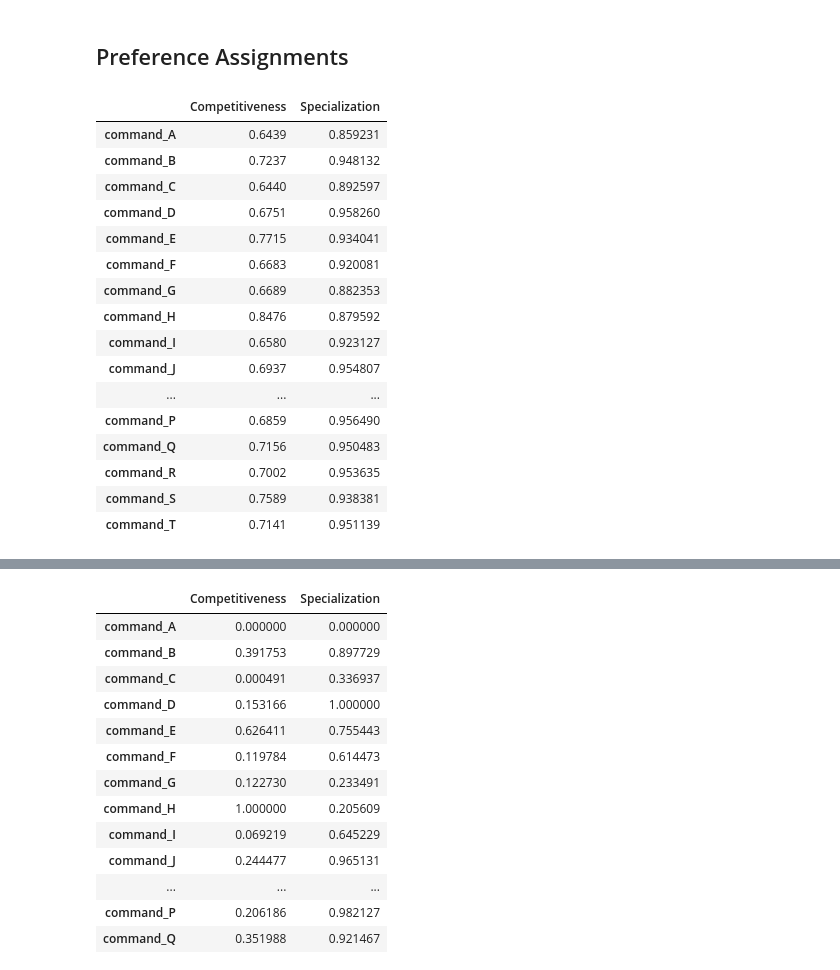
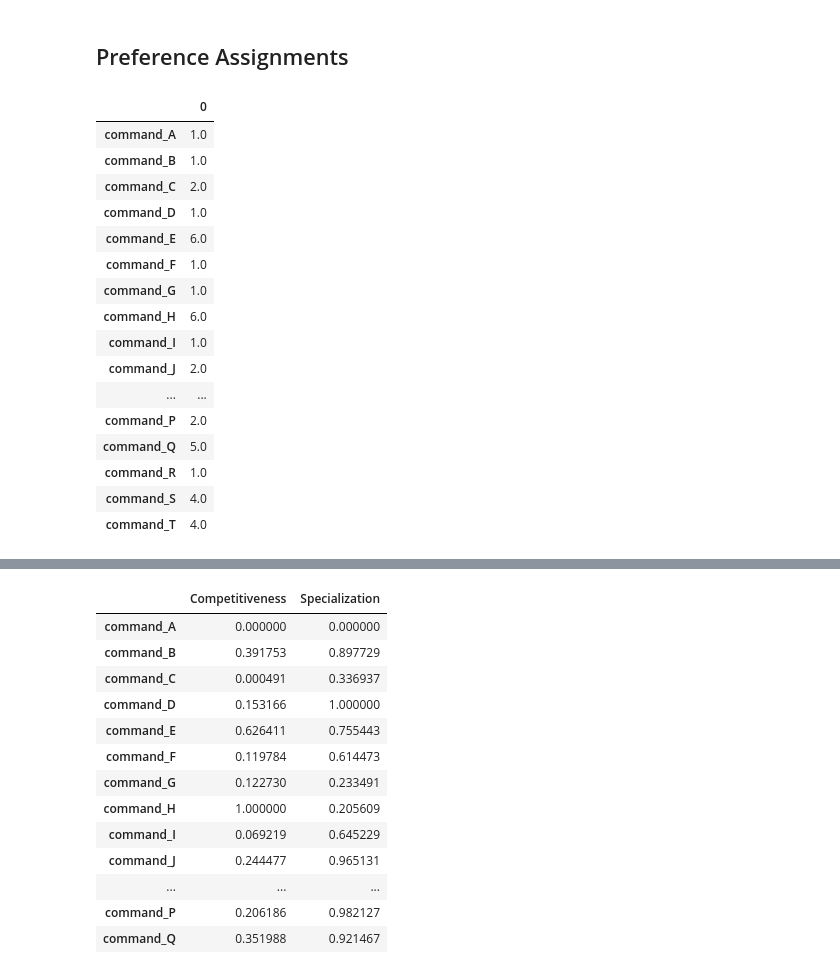
Before and after one commit to ieshaw/Dynamic_Manning, a Jupyter notebook: Code/Metrics_and_Match_Template.ipynb, the cells around one changed output, grey strips where cells are left out. Saved outputs shown, nothing was run; the diff lists cells and outputs as text; code cells hidden in the pictures.

```diff
--- a/Code/Metrics_and_Match_Template.ipynb
+++ b/Code/Metrics_and_Match_Template.ipynb
@@ -158,26 +158,26 @@ High five! You successfully sent some data to your account on plotly. View your
 [interactive output not drawn]
 # %% [markdown]
 ## Preference Assignments
-# %%
-metrics_o_df
-# %% [output]
-|  | Competitiveness | Specialization |
-| command_A | 0.6439 | 0.859231 |
-| command_B | 0.7237 | 0.948132 |
-| command_C | 0.6440 | 0.892597 |
-| command_D | 0.6751 | 0.958260 |
-| command_E | 0.7715 | 0.934041 |
-| command_F | 0.6683 | 0.920081 |
-| command_G | 0.6689 | 0.882353 |
-| command_H | 0.8476 | 0.879592 |
-| command_I | 0.6580 | 0.923127 |
-| command_J | 0.6937 | 0.954807 |
-| ... | ... | ... |
-| command_P | 0.6859 | 0.956490 |
-| command_Q | 0.7156 | 0.950483 |
-| command_R | 0.7002 | 0.953635 |
-| command_S | 0.7589 | 0.938381 |
-| command_T | 0.7141 | 0.951139 |
+# %%
+A_df
+# %% [output]
+|  | 0 |
+| command_A | 1.0 |
+| command_B | 1.0 |
+| command_C | 2.0 |
+| command_D | 1.0 |
+| command_E | 6.0 |
+| command_F | 1.0 |
+| command_G | 1.0 |
+| command_H | 6.0 |
+| command_I | 1.0 |
+| command_J | 2.0 |
+| ... | ... |
+| command_P | 2.0 |
+| command_Q | 5.0 |
+| command_R | 1.0 |
+| command_S | 4.0 |
+| command_T | 4.0 |
 # %%
 import plotly.plotly as py
 import plotly.graph_objs as go
```
Also changed, not shown: 1 other file.
